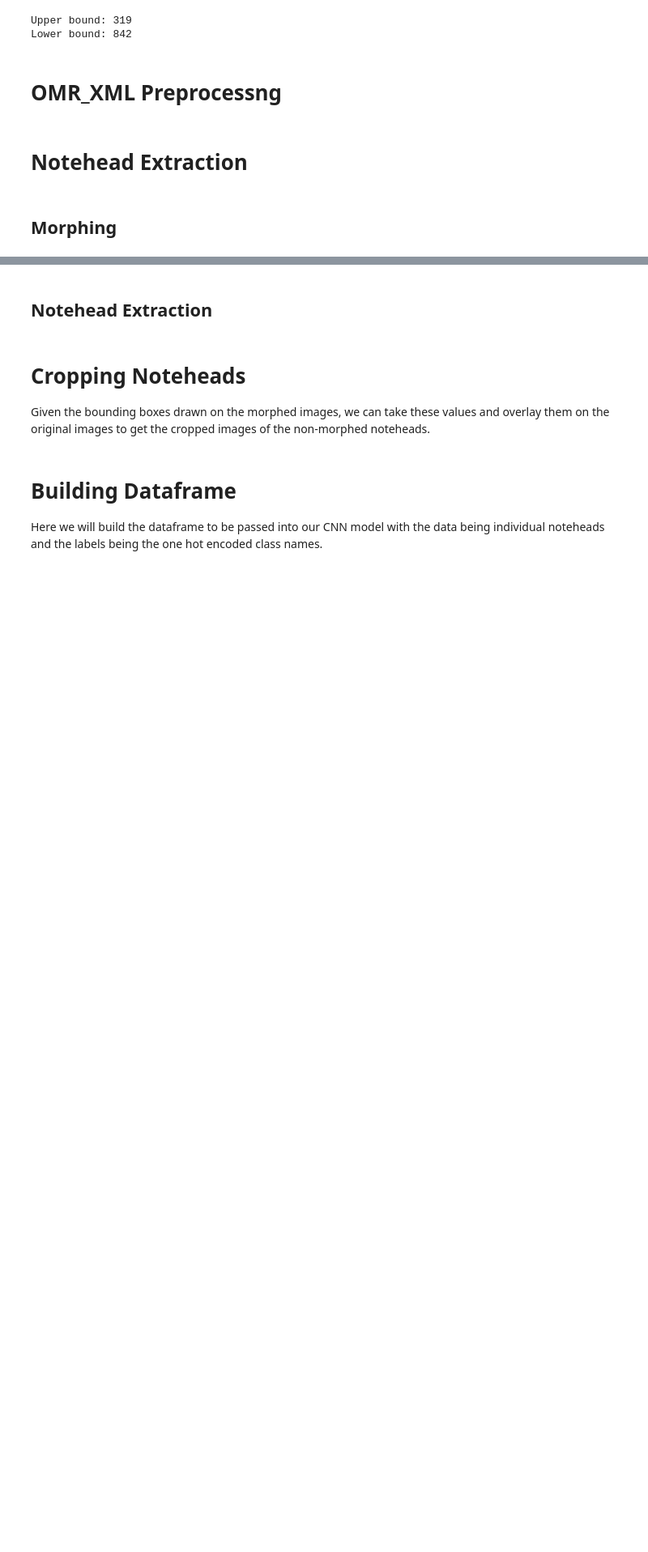
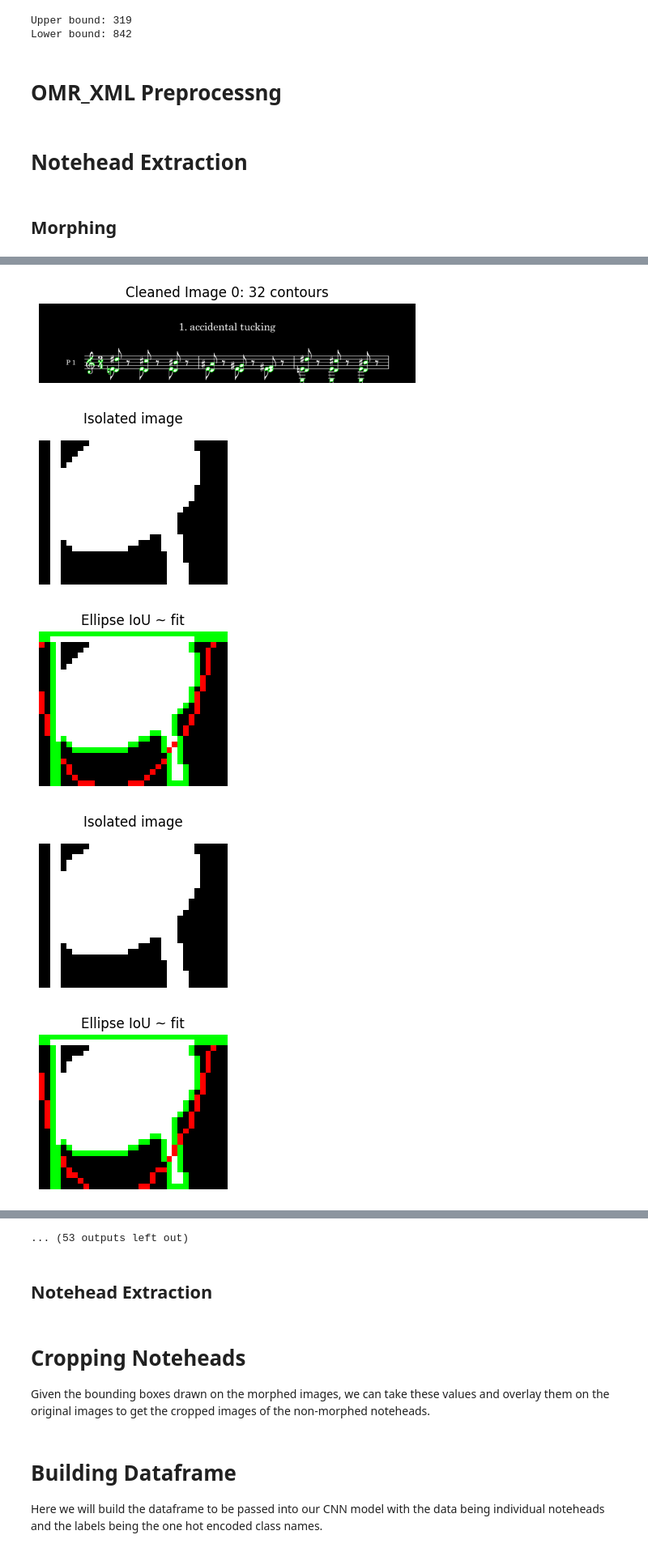
Before and after one commit to austinliu05/brown-dl-s25-final-project, a Jupyter notebook: brown-s25-final-project.ipynb, the cells around one changed output, grey strips where cells are left out. Shown at 81% size. Drawn from its saved outputs; the diff is of its cells as text; code cells hidden in the pictures; blank space fills up the shorter version.

Commit message:
Ellipse ratios, also overlayed old contours on high resolution images

```diff
--- a/brown-s25-final-project.ipynb
+++ b/brown-s25-final-project.ipynb
@@ -556,4 +556,10 @@ def extract_noteheads(img_path, debug: bool, ellipse_size: int) -> np.ndarray:
         plt.axis('off')
         plt.show()
 
-    return morphed
+    final_contours, _ = cv2.findContours(
+        notehead_mask,
+        cv2.RETR_EXTERNAL,
+        cv2.CHAIN_APPROX_SIMPLE
+    )
+
+    return morphed, final_contours
@@ -590,0 +566,6 @@ for i in range(5):
+# %%
+img_contours = []
+for i in range(5):
+    test_image, notes = cropped_note_pairs[i]
+    morphed, contours = extract_noteheads(test_image, True, 20.5)
+    img_contours.append(contours)
@@ -590,0 +635,30 @@ for i in range(5):
+# %%
+for i in range(1):
+    test_img, notes = cropped_note_pairs[i]
+    contours = img_contours[i]
+
+    if not isinstance(test_img, np.ndarray):
+        gray = np.array(test_img.convert('L'), dtype=np.uint8)
+    else:
+        gray = test_img.astype(np.uint8)
+
+    _, binary = cv2.threshold(gray, 127, 255, cv2.THRESH_BINARY_INV)
+
+    # cleaned = remove_staff_lines(binary)
+
+    canvas = cv2.cvtColor(binary, cv2.COLOR_GRAY2BGR)
+
+    cv2.drawContours(canvas, contours, -1, (0,255,0), 2)
+
+    plt.figure(figsize=(6,6))
+    plt.imshow(canvas[..., ::-1])
+    plt.title(f"Cleaned Image {i}: {len(contours)} contours")
+    plt.axis('off')
+    plt.show()
+    refine_and_fit_ellipses(binary, contours, debug=True)
+# %% [output]
+[figure, added]
+[figure, added]
+[figure, added]
+[figure, added]
+[figure, added]
@@ -591,3 +672,4 @@ for i in range(5):
+... (53 outputs left out)
 # %% [markdown]
 ## Notehead Extraction
 # %% [markdown]
```
Also changed, not shown: parts of 4 cells of this notebook.
